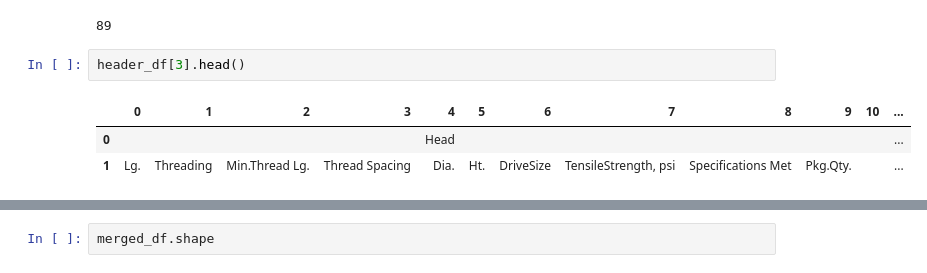
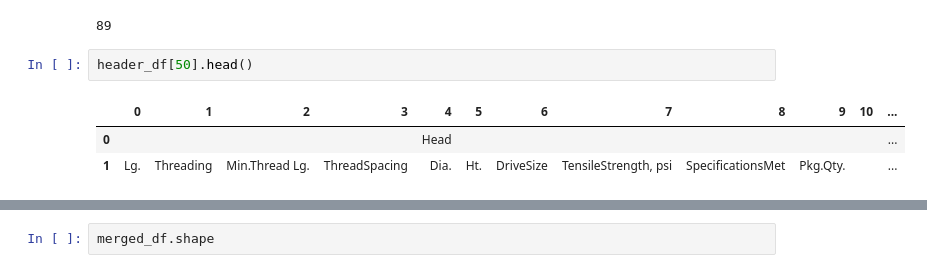
Before and after one commit to adkprakash/data-studio-rag, a Jupyter notebook: final.ipynb, the cells around one changed output, grey strips where cells are left out. Drawn from its saved outputs; the diff is of its cells as text.

```diff
--- a/final.ipynb
+++ b/final.ipynb
@@ -12,8 +12,8 @@ print(len(header_df))
 # %% [output]
 89
 # %%
-header_df[3].head()
+header_df[50].head()
 # %% [output]
 |  | 0 | 1 | 2 | 3 | 4 | 5 | 6 | 7 | 8 | 9 | 10 | ... |
 | 0 |  |  |  |  | Head |  |  |  |  |  |  | ... |
-| 1 | Lg. | Threading | Min.Thread Lg. | Thread Spacing | Dia. | Ht. | DriveSize | TensileStrength, psi | Specifications Met | Pkg.Qty. |  | ... |
+| 1 | Lg. | Threading | Min.Thread Lg. | ThreadSpacing | Dia. | Ht. | DriveSize | TensileStrength, psi | SpecificationsMet | Pkg.Qty. |  | ... |
```
Also changed, not shown: parts of 30 cells of this notebook, 5 other files.
